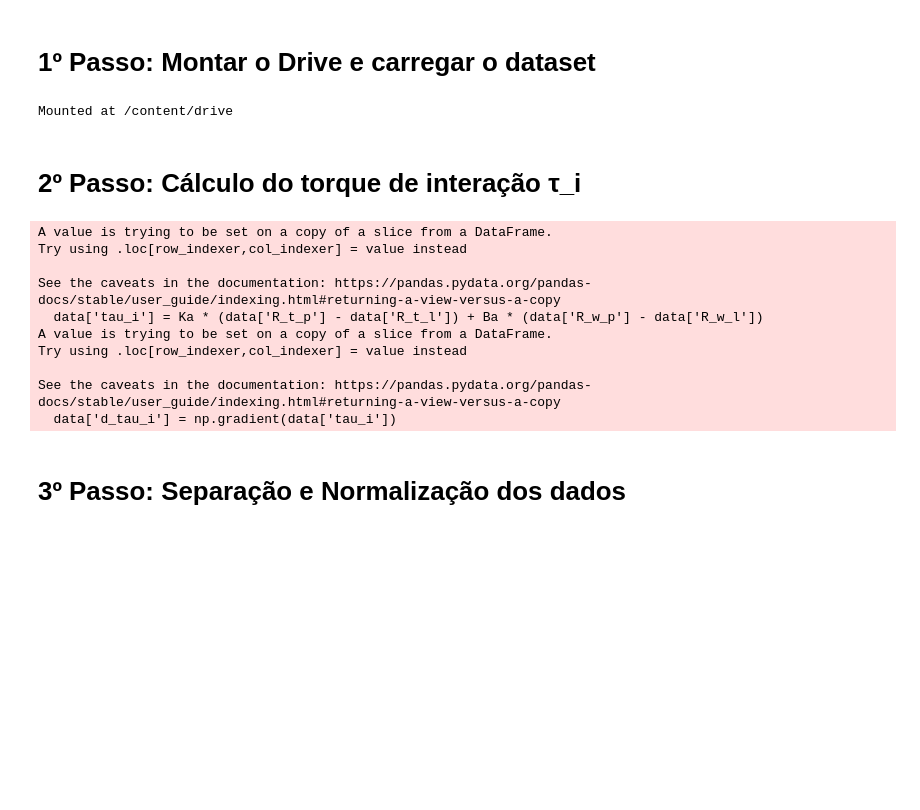
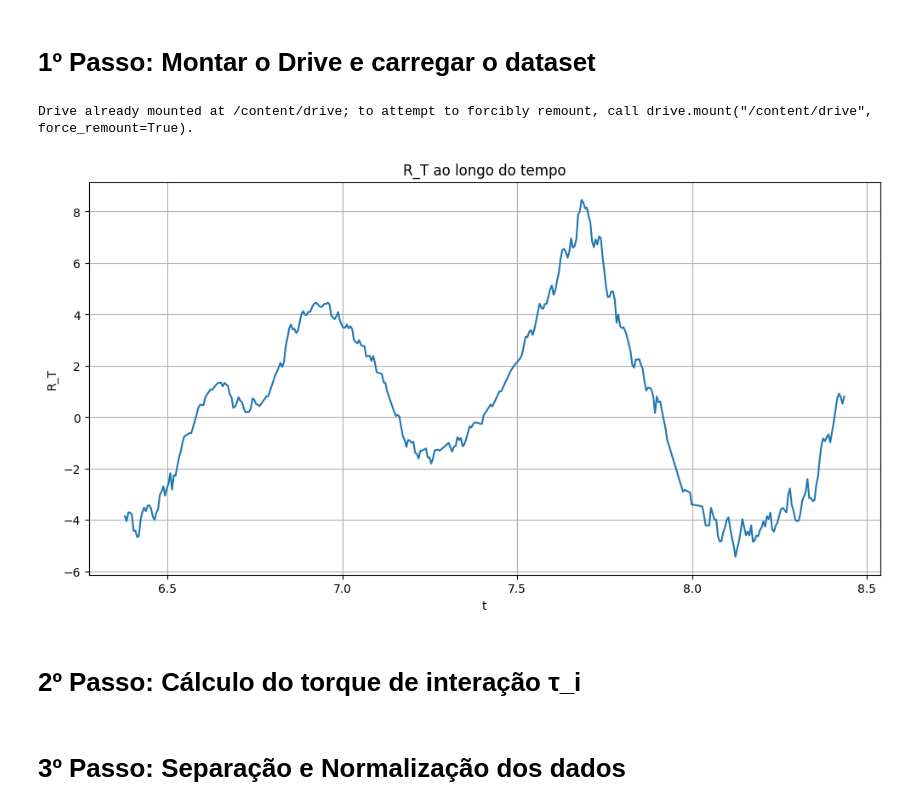
Before and after one commit to EricRibeiroAlves/Interacao-Humano-Robo, a Jupyter notebook: Codigo/[AP_T]_Eric_Modelo_Stacked_Bidirectional_LSTM.ipynb, the cells around one changed output. Drawn from its saved outputs; the diff is of its cells as text; code cells hidden in the pictures; blank space fills up the shorter version.

```diff
--- a/Codigo/[AP_T]_Eric_Modelo_Stacked_Bidirectional_LSTM.ipynb
+++ b/Codigo/[AP_T]_Eric_Modelo_Stacked_Bidirectional_LSTM.ipynb
@@ -44,11 +44,11 @@ from sklearn.metrics import r2_score, mean_absolute_error, mean_squared_error
 # 1º Passo: Montar o Drive e carregar o dataset
 # %%
 drive.mount('/content/drive')
-t8_markov =  "drive/MyDrive/Markov/T8/last_data_MarkovMao 1.dat"
+t6_markov =  "drive/MyDrive/Markov/T6/last_data_MarkovMao 1.dat"
 head_markov = ['dt', 't', 'R_d_T', 'R_T', 'R_Fx', 'R_w_l', 'R_t_l', 'R_w_p', 'R_t_p',
                'R_i_T_e', 'R_u', 'R_T_d', 'R_t_m', 'R_d_w_l', 'phase', 'L_t_m',
                'L_t_l', 'L_u', 'L_T_r', 'L_T_d']
 pd.set_option('display.float_format', lambda x: '%.10f' % x)
-markov_t8 = pd.read_table(t8_markov, header=None, names=head_markov, index_col=False)
+markov_t6 = pd.read_table(t6_markov, header=None, names=head_markov, index_col=False)
 # %% [output]
-Mounted at /content/drive
+Drive already mounted at /content/drive; to attempt to forcibly remount, call drive.mount("/content/drive", force_remount=True).
@@ -59,21 +59,21 @@ data = markov_t8.iloc[1870:11760]
+# %%
+# Gráfico de linha para uma coluna
+plt.figure(figsize=(12, 6))
+plt.grid(True)
+plt.plot(data['t'].iloc[:350], data['R_T'].iloc[:350])
+plt.title('R_T ao longo do tempo')
+plt.xlabel('t')
+plt.ylabel('R_T')
+plt.show()
+# %% [output]
+[figure, added]
 # %% [markdown]
 # 2º Passo: Cálculo do torque de interação τ_i
 # %%
-Ka = 200  # Rigidez do acessório
-Ba = 10   # Amortecimento do acessório
+Ka = 0.1  # Rigidez do acessório
+Ba = 1   # Amortecimento do acessório
 data['tau_i'] = Ka * (data['R_t_p'] - data['R_t_l']) + Ba * (data['R_w_p'] - data['R_w_l'])
 data['d_tau_i'] = np.gradient(data['tau_i'])
-# %% [output]
-A value is trying to be set on a copy of a slice from a DataFrame.
-Try using .loc[row_indexer,col_indexer] = value instead
-
-See the caveats in the documentation: https://pandas.pydata.org/pandas-docs/stable/user_guide/indexing.html#returning-a-view-versus-a-copy
-  data['tau_i'] = Ka * (data['R_t_p'] - data['R_t_l']) + Ba * (data['R_w_p'] - data['R_w_l'])
-A value is trying to be set on a copy of a slice from a DataFrame.
-Try using .loc[row_indexer,col_indexer] = value instead
-
-See the caveats in the documentation: https://pandas.pydata.org/pandas-docs/stable/user_guide/indexing.html#returning-a-view-versus-a-copy
-  data['d_tau_i'] = np.gradient(data['tau_i'])
 # %% [markdown]
 # 3º Passo: Separação e Normalização dos dados
 # %%
```
Also changed, not shown: parts of 16 cells of this notebook.
